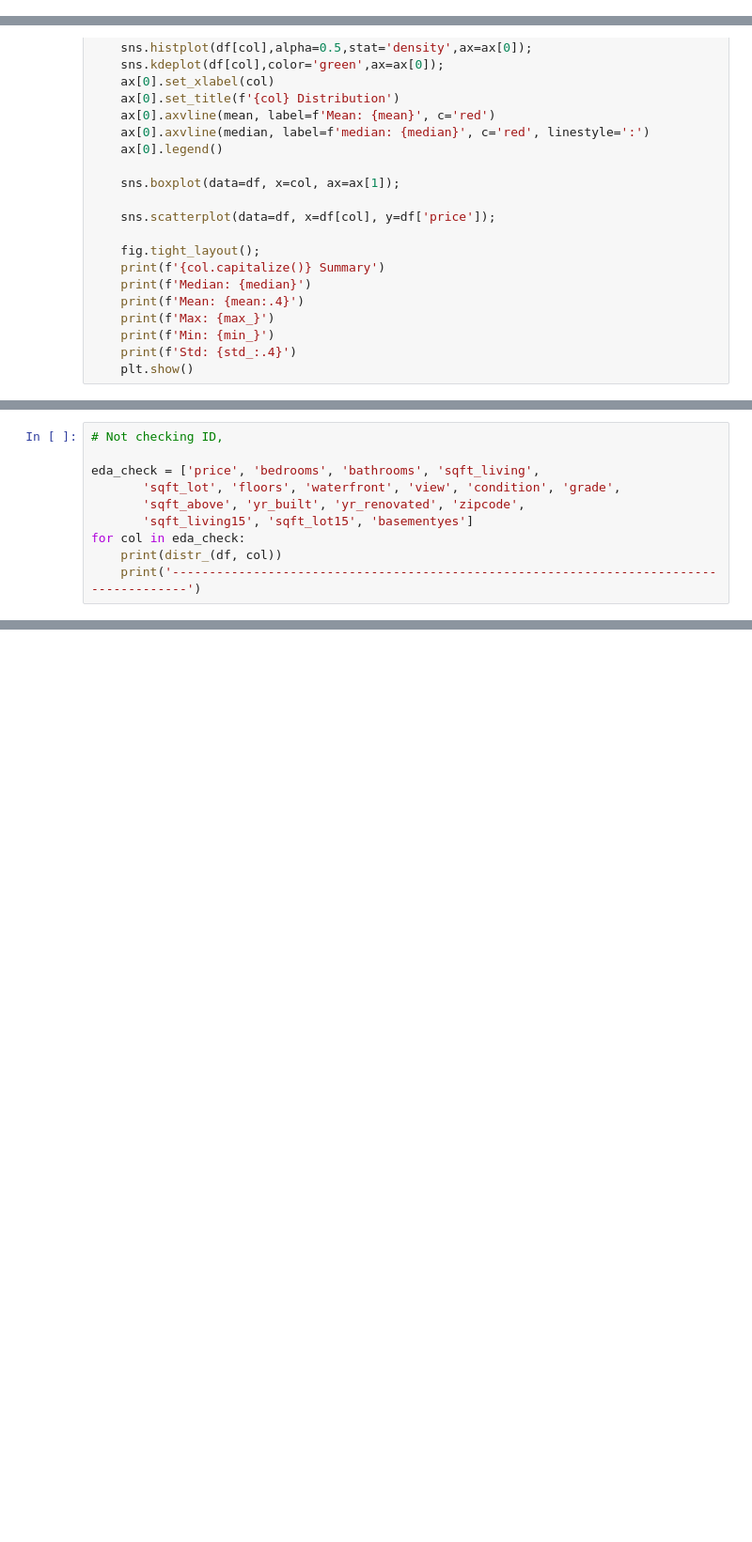
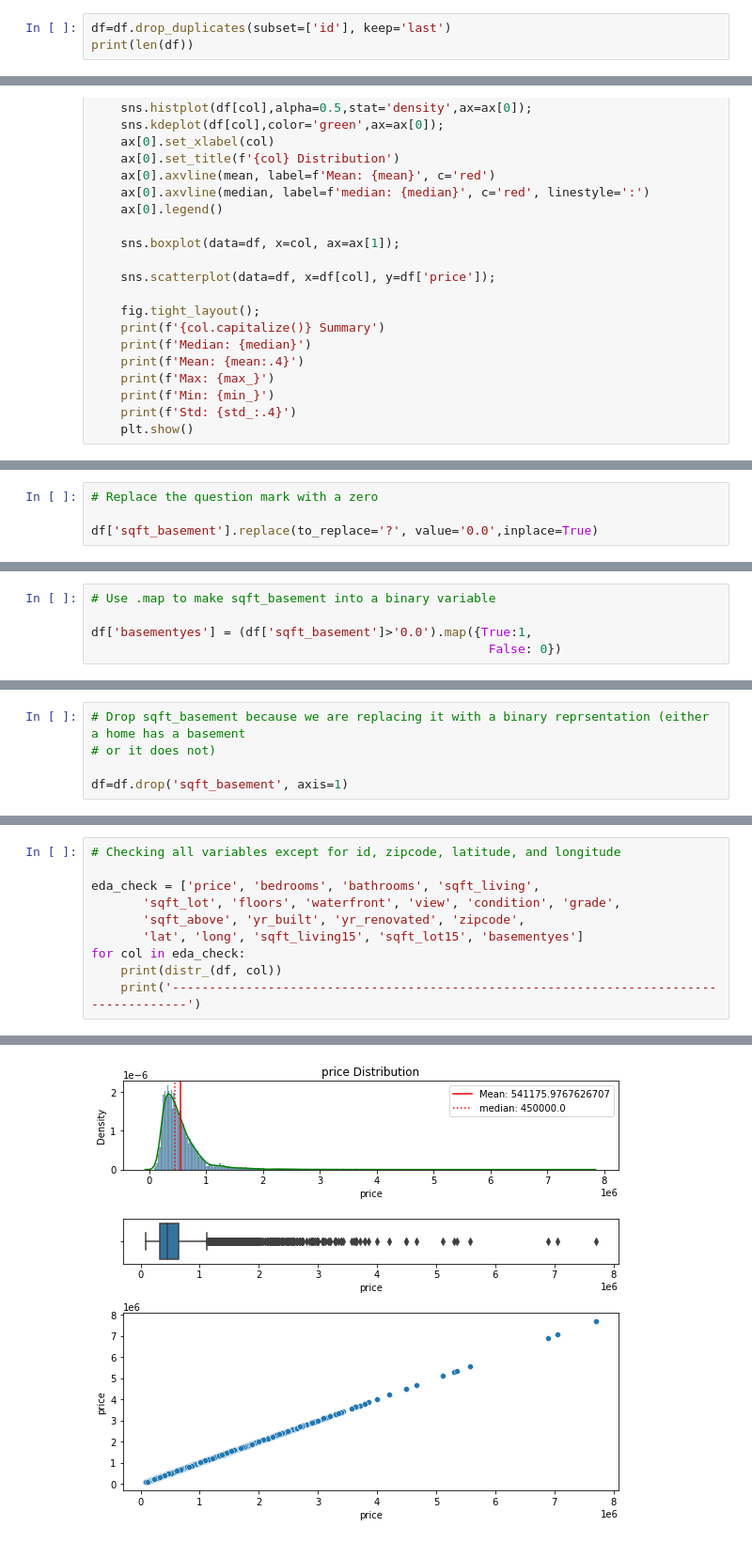
Before and after one commit to kuninethan95/dsc-phase-2-project, a Jupyter notebook: OSEMN ReOrg.ipynb, the cells around one changed output, grey strips where cells are left out. Shown at 94% size. Cells and saved outputs as stored; diff of their text form; blank space fills up the shorter version.

```diff
--- a/OSEMN ReOrg.ipynb
+++ b/OSEMN ReOrg.ipynb
@@ -401,0 +432,3 @@ Missing values are handled, next step is to address duplicate values
+# %%
+df=df.drop_duplicates(subset=['id'], keep='last')
+print(len(df))
@@ -439,0 +508,4 @@ def distr_(df, col):
+# %%
+# Replace the question mark with a zero
+
+df['sqft_basement'].replace(to_replace='?', value='0.0',inplace=True)
@@ -439,0 +529,5 @@ def distr_(df, col):
+# %%
+# Use .map to make sqft_basement into a binary variable
+
+df['basementyes'] = (df['sqft_basement']>'0.0').map({True:1,
+                                                      False: 0})
@@ -439,0 +542,5 @@ def distr_(df, col):
+# %%
+# Drop sqft_basement because we are replacing it with a binary reprsentation (either a home has a basement
+# or it does not)
+
+df=df.drop('sqft_basement', axis=1)
@@ -440,10 +549,11 @@ def distr_(df, col):
 # %%
-# Not checking ID,
+# Checking all variables except for id, zipcode, latitude, and longitude
 
 eda_check = ['price', 'bedrooms', 'bathrooms', 'sqft_living',
        'sqft_lot', 'floors', 'waterfront', 'view', 'condition', 'grade',
        'sqft_above', 'yr_built', 'yr_renovated', 'zipcode',
-       'sqft_living15', 'sqft_lot15', 'basementyes']
+       'lat', 'long', 'sqft_living15', 'sqft_lot15', 'basementyes']
 for col in eda_check:
     print(distr_(df, col))
     print('---------------------------------------------------------------------------------------')
+# %% [output]
@@ -449,0 +566 @@ for col in eda_check:
+[figure, added]
```
Also changed, not shown: parts of 60 cells of this notebook.
